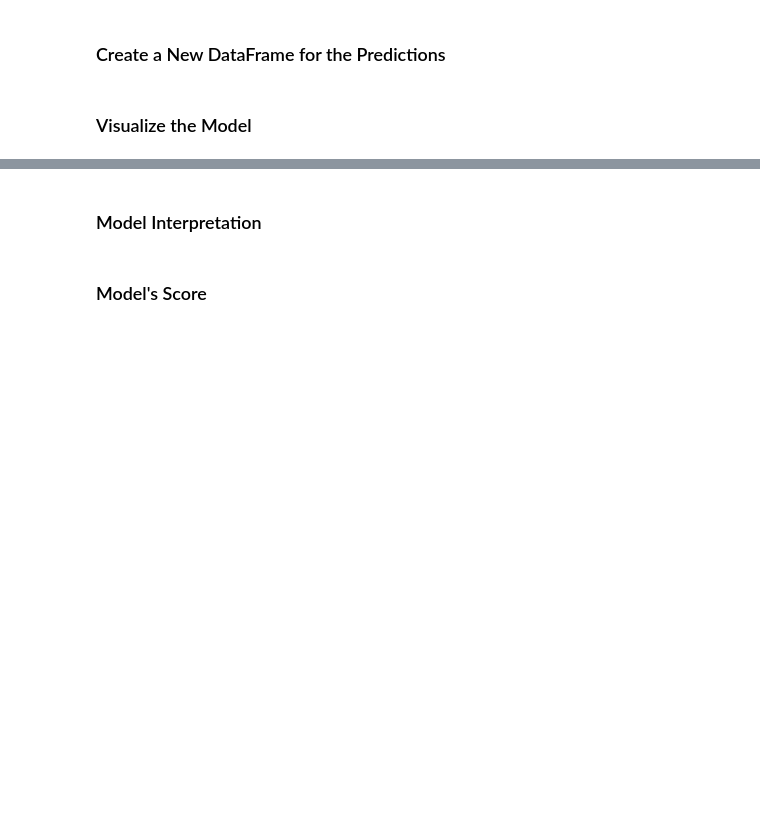
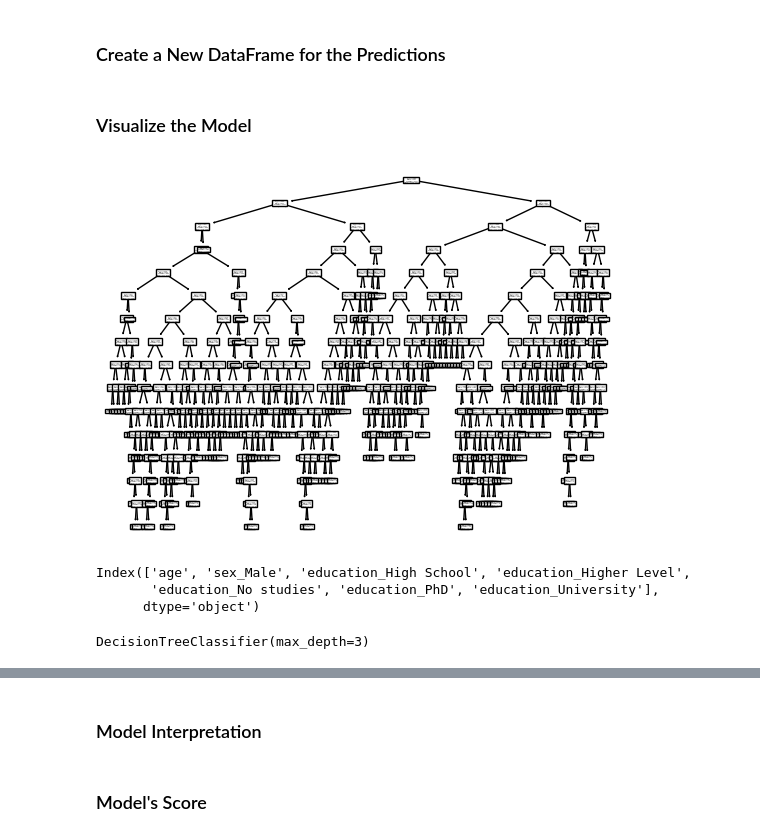
Before and after one commit to toluwabori/resolving-machine-learning-python, a Jupyter notebook: 02_The Decision Tree & Supervised Classification Models/02D_decision-tree_practice_blank.ipynb, the cells around one changed output, grey strips where cells are left out. Cells and saved outputs as stored; diff of their text form; code cells hidden in the pictures; blank space fills up the shorter version.

```diff
--- a/02_The Decision Tree & Supervised Classification Models/02D_decision-tree_practice_blank.ipynb
+++ b/02_The Decision Tree & Supervised Classification Models/02D_decision-tree_practice_blank.ipynb
@@ -116,0 +119,10 @@ df_internet['']
+# %%
+plot_tree(decision_tree=model_dt);
+# %% [output]
+[figure, added]
+# %%
+features.columns
+# %% [output]
+Index(['age', 'sex_Male', 'education_High School', 'education_Higher Level',
+       'education_No studies', 'education_PhD', 'education_University'],
+      dtype='object')
@@ -116,0 +131,4 @@ df_internet['']
+# %%
+model_dt.fit(X=features,y=target)
+# %% [output]
+DecisionTreeClassifier(max_depth=3)
```
Also changed, not shown: parts of 3 cells of this notebook.
